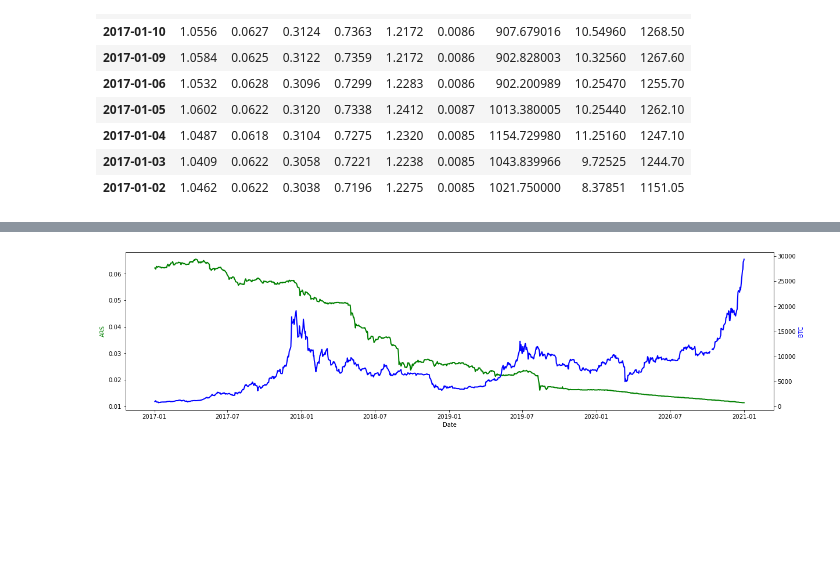
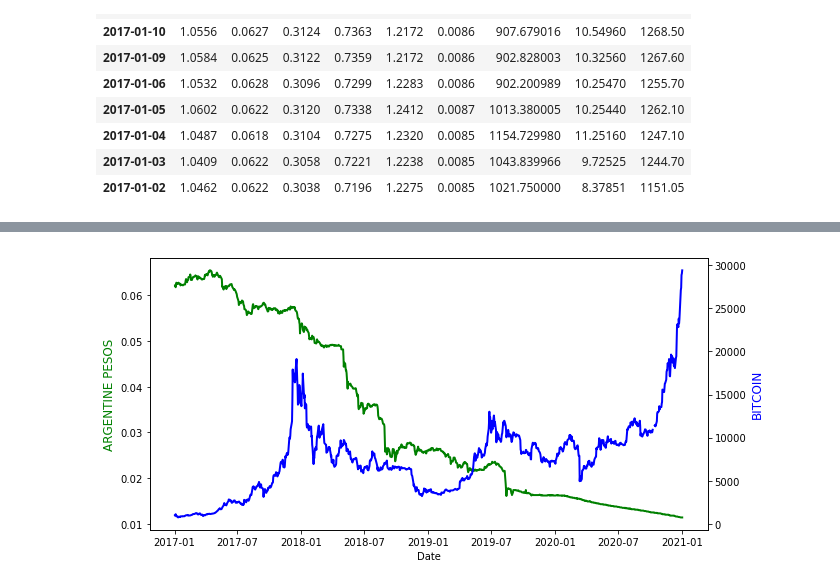
Before and after one commit to hmhadi/Project_1, a Jupyter notebook: forex_api.ipynb, the cells around one changed output, grey strips where cells are left out. Saved outputs shown, nothing was run; the diff lists cells and outputs as text; code cells hidden in the pictures; blank space fills up the shorter version.

```diff
--- a/forex_api.ipynb
+++ b/forex_api.ipynb
@@ -396,24 +456,24 @@ all_df.tail(10)
 # %%
 # ARS vs. BTC
 
 x = all_df.index
 y1 = all_df['ARS']
 y2 = all_df['BTC']
 
-fig, ax1 = plt.subplots(figsize=(20,5))
+fig, ax1 = plt.subplots(figsize=(10,5))
 
 ax2 = ax1.twinx()
 ax1.plot(x, y1, 'g-', linewidth=2)
 ax2.plot(x, y2, 'b-', linewidth=2)
 
 ax1.set_xlabel('Date')
-ax1.set_ylabel('ARS', color='g')
-ax2.set_ylabel('BTC', color='b')
+ax1.set_ylabel('ARGENTINE PESOS', color='g', size = 12)
+ax2.set_ylabel('BITCOIN', color='b', size = 12)
 
 
 plt.show()
 # %% [output]
-[figure, old version]
+[figure, new version]
 # %%
 # EUR vs. BTC
 
```
Also changed, not shown: parts of 29 cells of this notebook, 2 other files.
